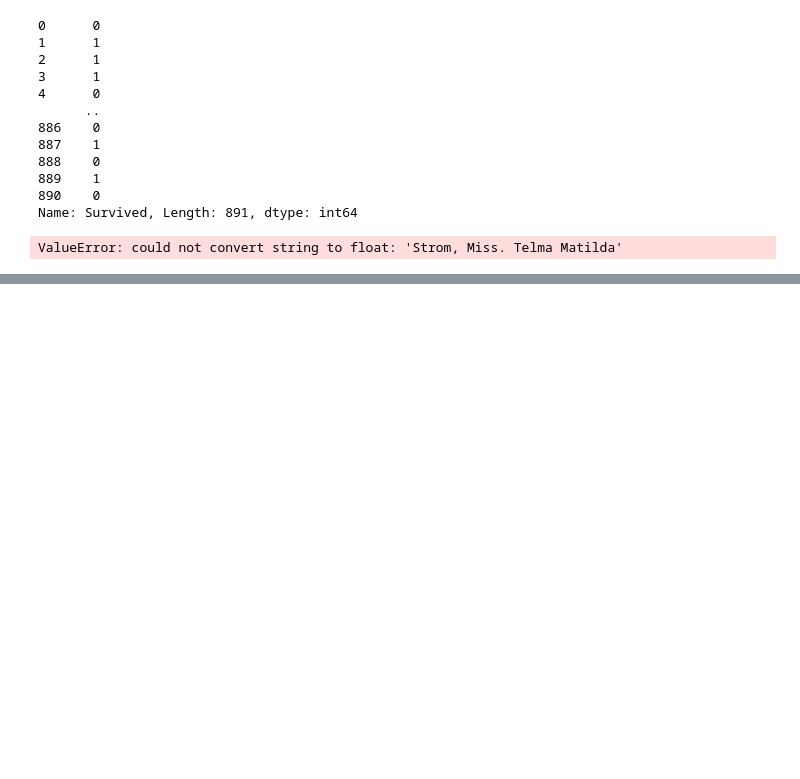
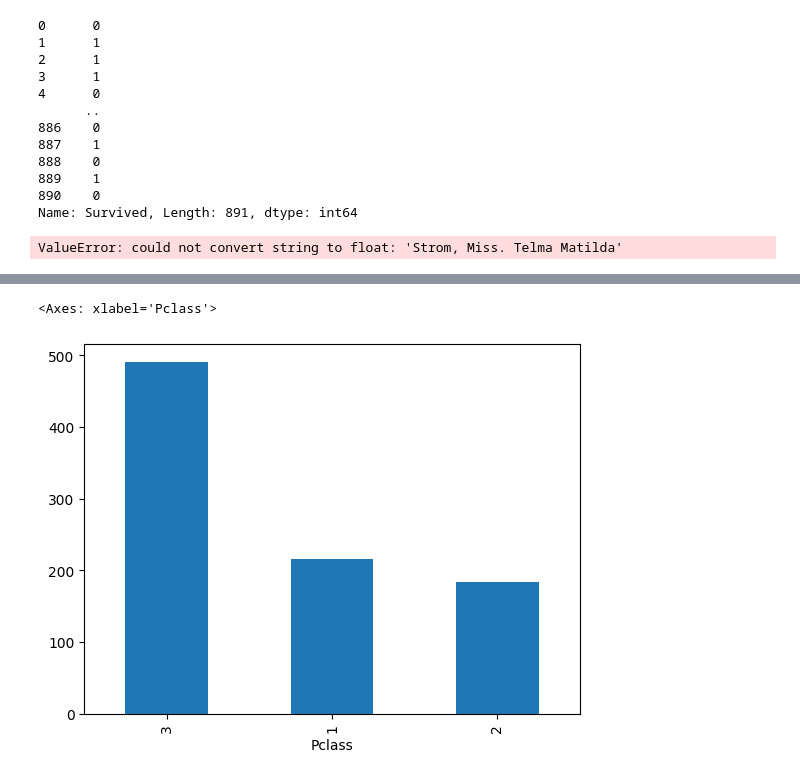
Before and after one commit to namolee/fintech_service, a Jupyter notebook: 06machine_learning/04데이터전처리연습-titanic데이터.ipynb, the cells around one changed output, grey strips where cells are left out. Drawn from its saved outputs; the diff is of its cells as text; code cells hidden in the pictures; blank space fills up the shorter version.

```diff
--- a/06machine_learning/04데이터전처리연습-titanic데이터.ipynb
+++ b/06machine_learning/04데이터전처리연습-titanic데이터.ipynb
@@ -1122,0 +1640,5 @@ ValueError: could not convert string to float: 'Strom, Miss. Telma Matilda'
+# %%
+data['Pclass'].value_counts().plot(kind='bar')
+# %% [output]
+<Axes: xlabel='Pclass'>
+[figure, added]
```
Also changed, not shown: parts of 120 cells of this notebook.
